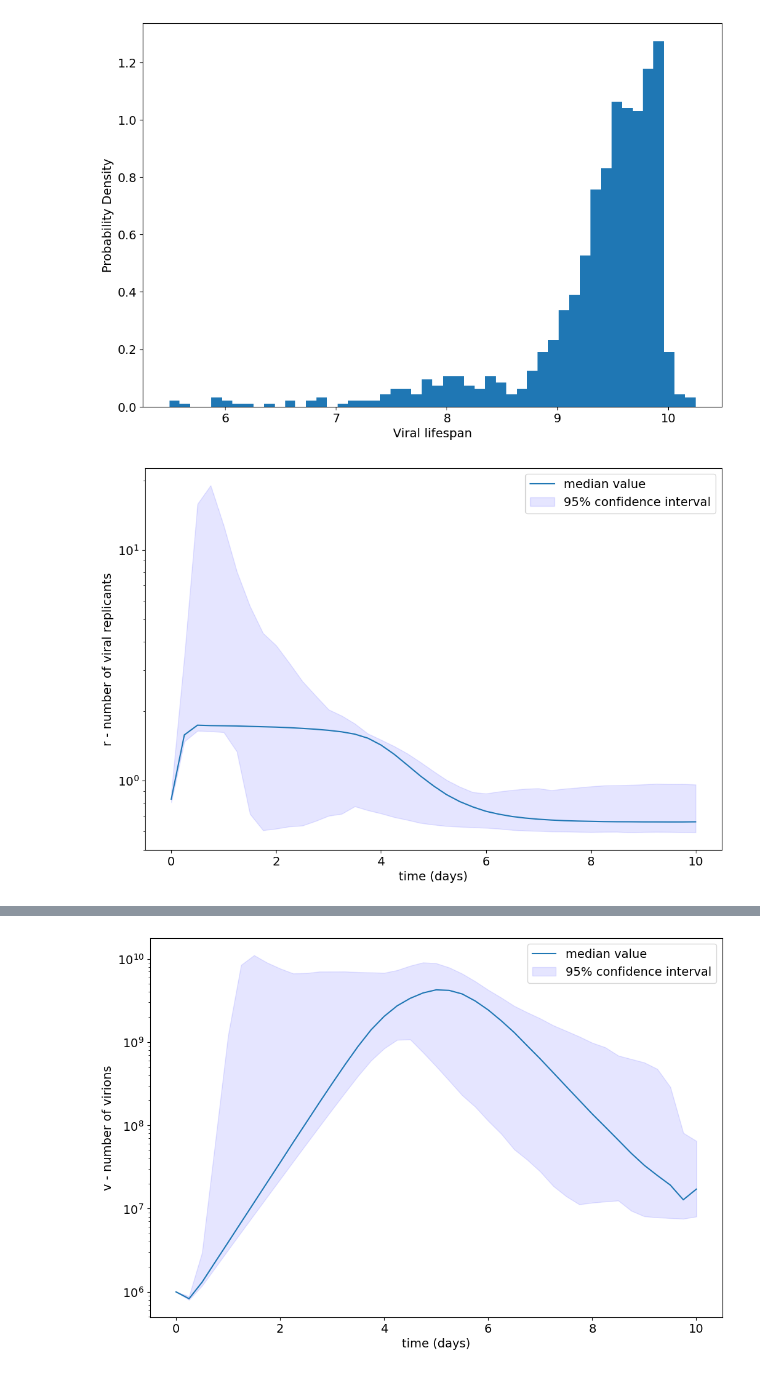
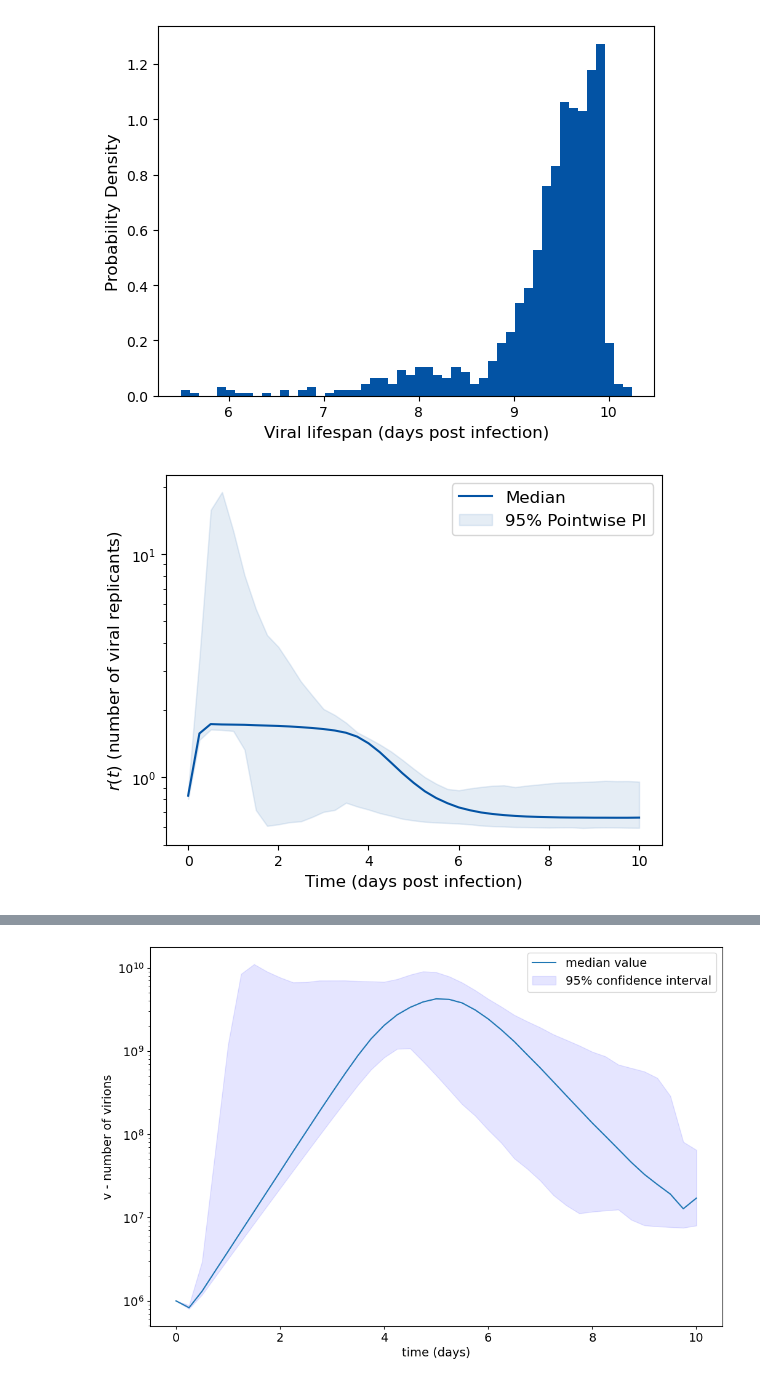
Before and after one commit to joshlooks/avianflu, a Jupyter notebook: bpm.ipynb, the cells around one changed output, grey strips where cells are left out. Drawn from its saved outputs; the diff is of its cells as text; code cells hidden in the pictures.

```diff
--- a/bpm.ipynb
+++ b/bpm.ipynb
@@ -164,22 +166,18 @@ f.close()
 # %%
 import matplotlib.pyplot as plt
 
 
 #Set up plot
-plt.rcParams["figure.figsize"] = [12, 8]
-plt.rcParams["font.size"] = 14
-fig = plt.figure()
+fig, ax = plt.subplots()
 
 #Plot a histogram of lifespans
-plt.hist(Lifespans,bins=50,density=True)
-plt.ylabel("Probability Density")
-plt.xlabel("Viral lifespan")
-
-plt.savefig('Plots/Lifespans.pdf', dpi=1200,bbox_inches='tight')
-
+ax.hist(Lifespans,bins=50,density=True,color="#0353A4")
+ax.set_ylabel("Probability Density",fontsize=12)
+ax.set_xlabel("Viral lifespan (days post infection)",fontsize=12)
+plt.savefig('Plots/Lifespans.pdf', dpi=2400,bbox_inches='tight')
 plt.show()
 # %% [output]
-[figure, old version]
+[figure, new version]
 # %%
 #Plot the median of r over time, with a 95% confidence interval
 x = np.linspace(0, 10, 41)
@@ -197,15 +195,15 @@ for i in range(0, 41):
 
 
 fig, ax = plt.subplots()
-ax.semilogy(x,y, label = 'median value')
-ax.fill_between(x, (ci_l), (ci_u), color='b', alpha=.1, label="95% confidence interval")
-ax.legend()
-plt.ylabel('r - number of viral replicants')
-plt.xlabel('time (days)')
-plt.savefig('Plots/r_CI.pdf', dpi=1200,bbox_inches='tight')
+ax.semilogy(x,y, label = 'Median',color='#0353A4')
+ax.fill_between(x, (ci_l), (ci_u), color='#0353A4', alpha=.1, label="95% Pointwise PI")
+ax.legend(fontsize=12)
+plt.ylabel(r'$r(t)$ (number of viral replicants)',fontsize=12)
+plt.xlabel('Time (days post infection)',fontsize=12)
+plt.savefig('Plots/r_CI.pdf', dpi=2400,bbox_inches='tight')
 plt.show()
 # %% [output]
-[figure, old version]
+[figure, new version]
 # %%
 import matplotlib.patches as mpatches
 
```
Also changed, not shown: parts of 11 cells of this notebook, 3 other files.
